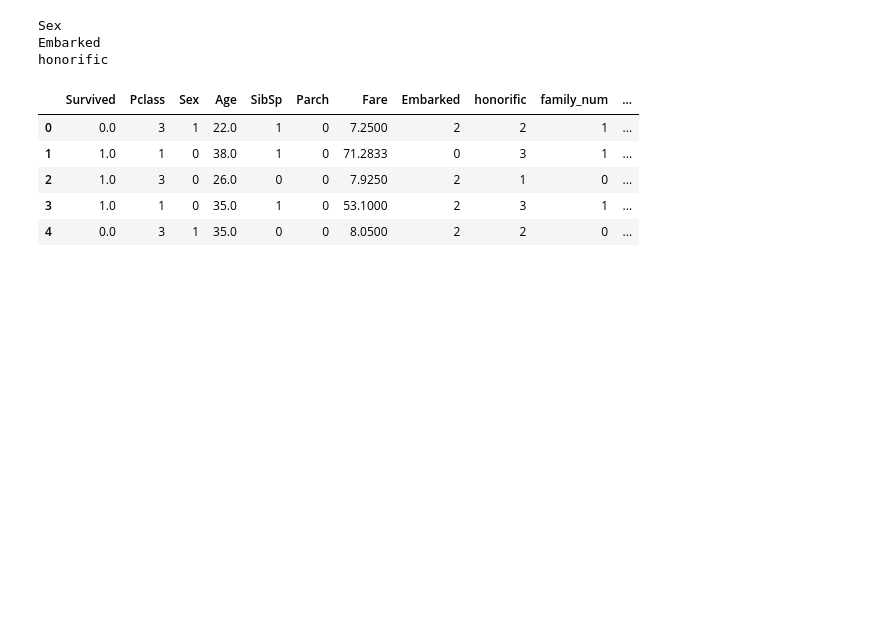
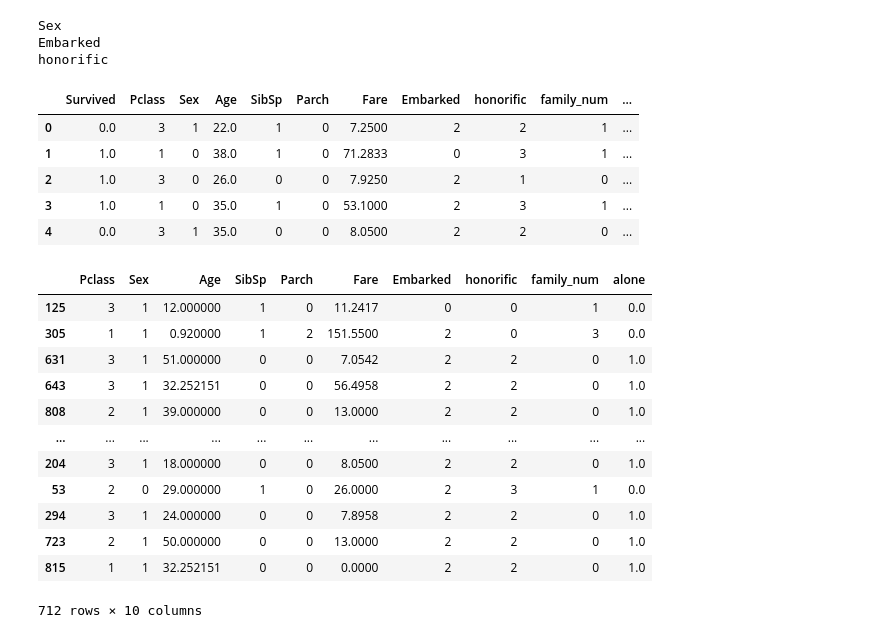
Before and after one commit to Donghee4/kaggle_ml, a Jupyter notebook: titanic/kaggle_titanic.ipynb, the cells around one changed output. Saved outputs shown, nothing was run; the diff lists cells and outputs as text; code cells hidden in the pictures; blank space fills up the shorter version.

```diff
--- a/titanic/kaggle_titanic.ipynb
+++ b/titanic/kaggle_titanic.ipynb
@@ -584,0 +590,19 @@ test_X = all_df[all_df["Survived"].isnull()].drop("Survived", axis=1).reset_inde
+# %%
+#x = input(설명변수), y = target(목적변수)
+X_train, X_valid, y_train, y_valid = train_test_split(train_X, train_Y, test_size=0.2)
+# %%
+X_train
+# %% [output]
+|  | Pclass | Sex | Age | SibSp | Parch | Fare | Embarked | honorific | family_num | alone |
+| 125 | 3 | 1 | 12.000000 | 1 | 0 | 11.2417 | 0 | 0 | 1 | 0.0 |
+| 305 | 1 | 1 | 0.920000 | 1 | 2 | 151.5500 | 2 | 0 | 3 | 0.0 |
+| 631 | 3 | 1 | 51.000000 | 0 | 0 | 7.0542 | 2 | 2 | 0 | 1.0 |
+| 643 | 3 | 1 | 32.252151 | 0 | 0 | 56.4958 | 2 | 2 | 0 | 1.0 |
+| 808 | 2 | 1 | 39.000000 | 0 | 0 | 13.0000 | 2 | 2 | 0 | 1.0 |
+| ... | ... | ... | ... | ... | ... | ... | ... | ... | ... | ... |
+| 204 | 3 | 1 | 18.000000 | 0 | 0 | 8.0500 | 2 | 2 | 0 | 1.0 |
+| 53 | 2 | 0 | 29.000000 | 1 | 0 | 26.0000 | 2 | 3 | 1 | 0.0 |
+| 294 | 3 | 1 | 24.000000 | 0 | 0 | 7.8958 | 2 | 2 | 0 | 1.0 |
+| 723 | 2 | 1 | 50.000000 | 0 | 0 | 13.0000 | 2 | 2 | 0 | 1.0 |
+| 815 | 1 | 1 | 32.252151 | 0 | 0 | 0.0000 | 2 | 2 | 0 | 1.0 |
+712 rows × 10 columns
```
Also changed, not shown: parts of 6 cells of this notebook.
